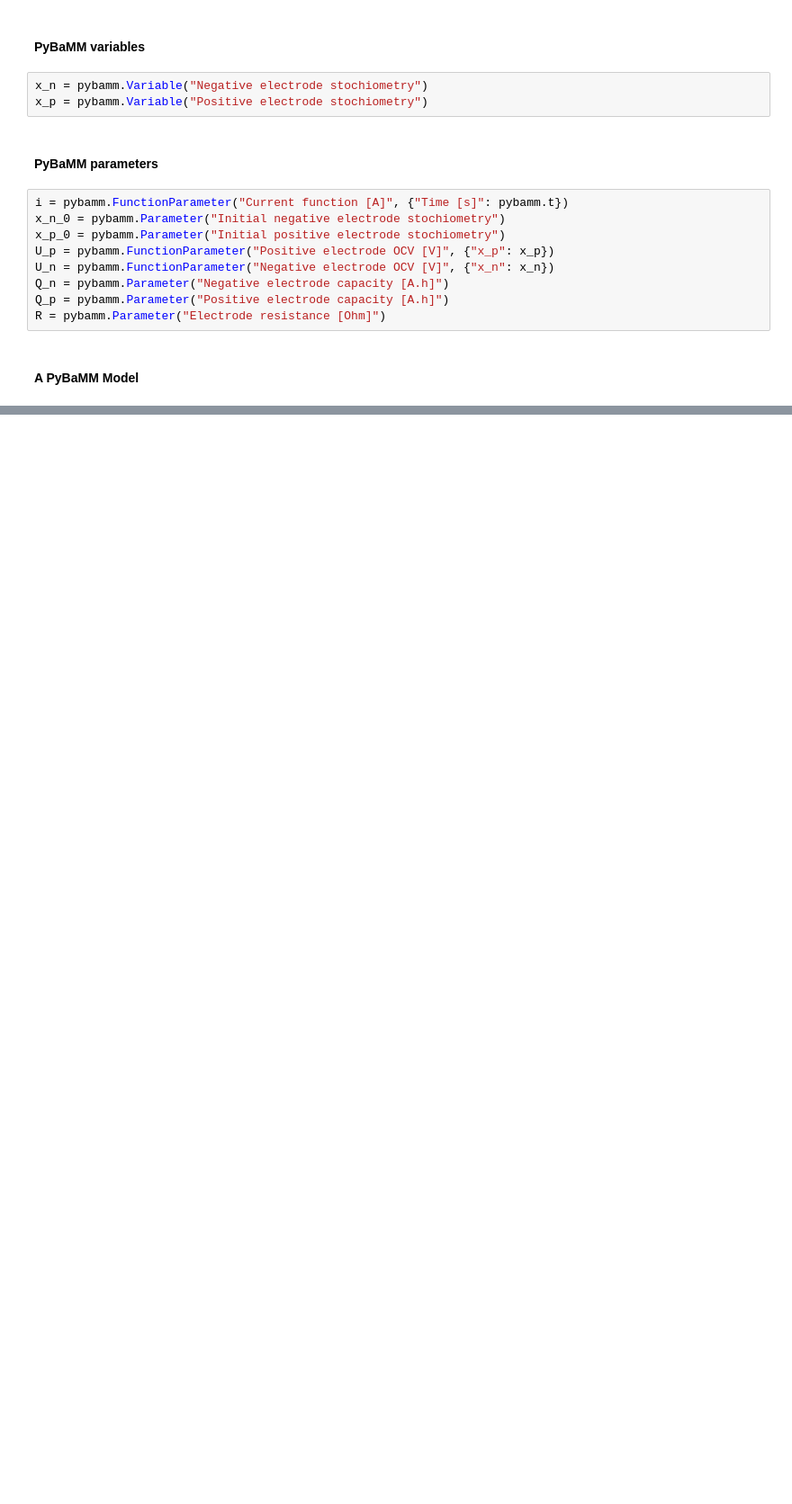
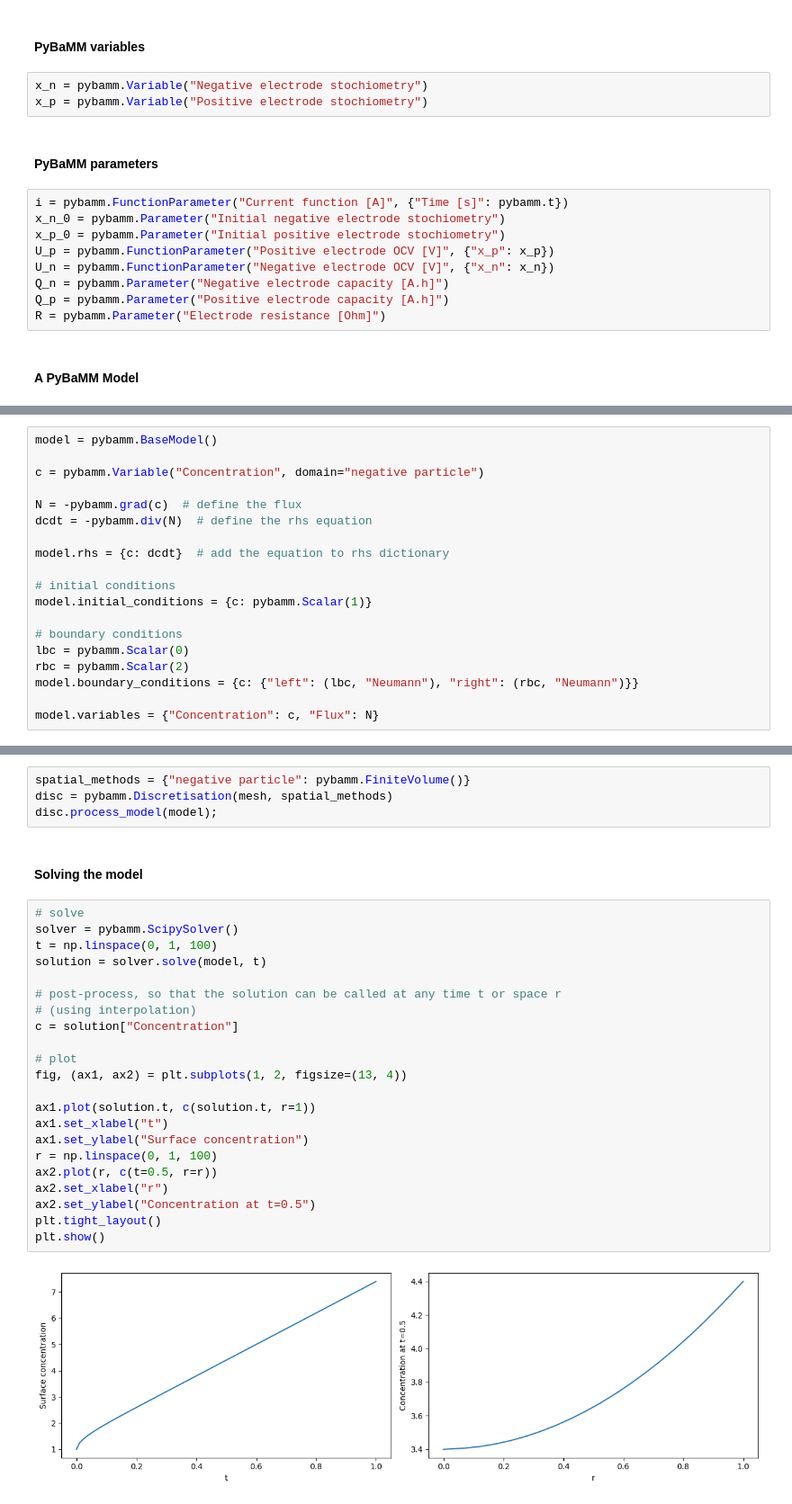
Before and after one commit to FW-Coding/FUSE-Internship-2024, a Jupyter notebook: PyBaMM training.ipynb, the cells around one changed output, grey strips where cells are left out. Shown at 90% size. Drawn from its saved outputs; the diff is of its cells as text; blank space fills up the shorter version.

Commit message:
Up to lesson 3 in model development

```diff
--- a/PyBaMM training.ipynb
+++ b/PyBaMM training.ipynb
@@ -661,0 +731,19 @@ model.rhs[x_n].visualise("x_n_rhs.png")
+# %%
+model = pybamm.BaseModel()
+
+c = pybamm.Variable("Concentration", domain="negative particle")
+
+N = -pybamm.grad(c)  # define the flux
+dcdt = -pybamm.div(N)  # define the rhs equation
+
+model.rhs = {c: dcdt}  # add the equation to rhs dictionary
+
+# initial conditions
+model.initial_conditions = {c: pybamm.Scalar(1)}
+
+# boundary conditions
+lbc = pybamm.Scalar(0)
+rbc = pybamm.Scalar(2)
+model.boundary_conditions = {c: {"left": (lbc, "Neumann"), "right": (rbc, "Neumann")}}
+
+model.variables = {"Concentration": c, "Flux": N}
@@ -661,0 +770,30 @@ model.rhs[x_n].visualise("x_n_rhs.png")
+# %%
+spatial_methods = {"negative particle": pybamm.FiniteVolume()}
+disc = pybamm.Discretisation(mesh, spatial_methods)
+disc.process_model(model);
+# %% [markdown]
+#### Solving the model
+# %%
+# solve
+solver = pybamm.ScipySolver()
+t = np.linspace(0, 1, 100)
+solution = solver.solve(model, t)
+
+# post-process, so that the solution can be called at any time t or space r
+# (using interpolation)
+c = solution["Concentration"]
+
+# plot
+fig, (ax1, ax2) = plt.subplots(1, 2, figsize=(13, 4))
+
+ax1.plot(solution.t, c(solution.t, r=1))
+ax1.set_xlabel("t")
+ax1.set_ylabel("Surface concentration")
+r = np.linspace(0, 1, 100)
+ax2.plot(r, c(t=0.5, r=r))
+ax2.set_xlabel("r")
+ax2.set_ylabel("Concentration at t=0.5")
+plt.tight_layout()
+plt.show()
+# %% [output]
+[figure, added]
```
Also changed, not shown: parts of 22 cells of this notebook, 1 other file.
